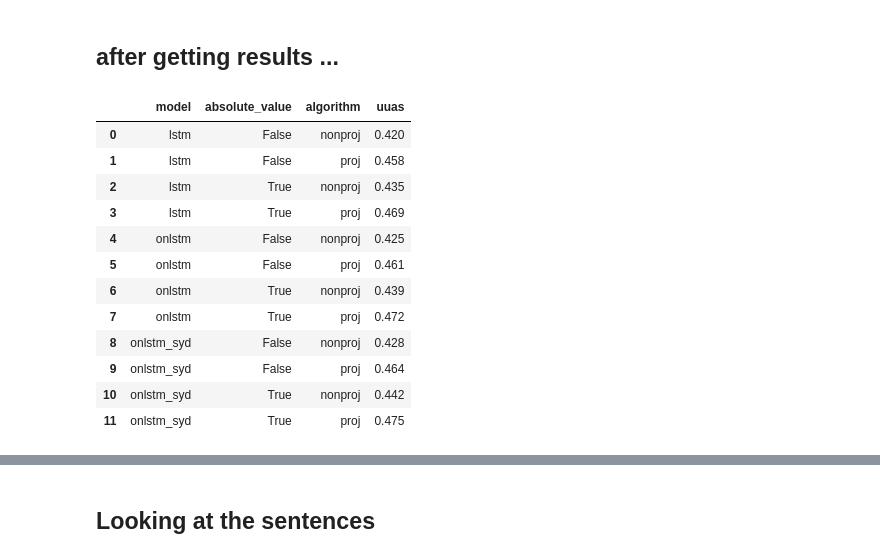
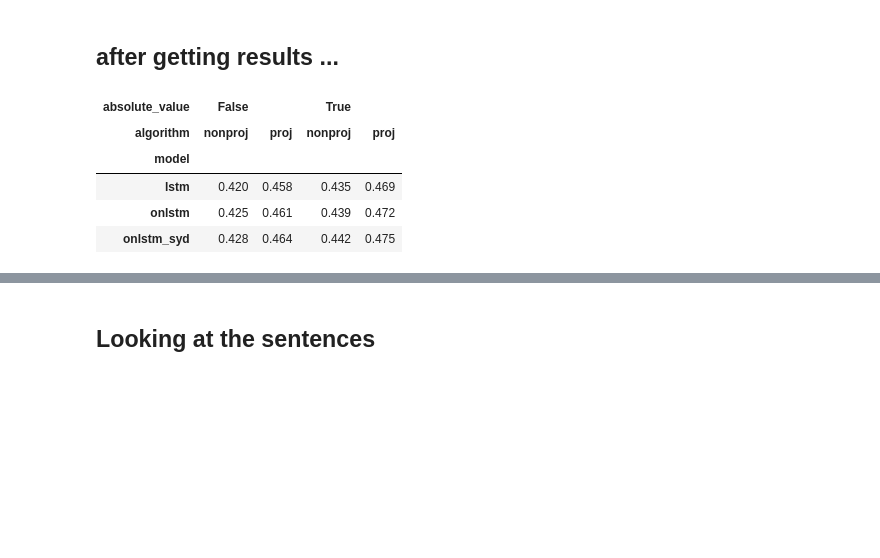
Before and after one commit to postylem/pmi-dependencies, a Jupyter notebook: inspecting_lstm_matrices.ipynb, the cells around one changed output, grey strips where cells are left out. Cells and saved outputs as stored; diff of their text form; code cells hidden in the pictures; blank space fills up the shorter version.

Commit message:
inspecting results

```diff
--- a/inspecting_lstm_matrices.ipynb
+++ b/inspecting_lstm_matrices.ipynb
@@ -232,18 +232,13 @@ NPZs written to lstm-vs-onlstm/onlstm_syd/
 # %%
 import pandas as pd
 results_df = pd.read_csv('lstm-vs-onlstm/results.csv')
-results_df
+pd.pivot_table(
+    results_df,
+    values='uuas', index=['model'], columns=['absolute_value','algorithm'])
 # %% [output]
-|  | model | absolute_value | algorithm | uuas |
-| 0 | lstm | False | nonproj | 0.420 |
-| 1 | lstm | False | proj | 0.458 |
-| 2 | lstm | True | nonproj | 0.435 |
-| 3 | lstm | True | proj | 0.469 |
-| 4 | onlstm | False | nonproj | 0.425 |
-| 5 | onlstm | False | proj | 0.461 |
-| 6 | onlstm | True | nonproj | 0.439 |
-| 7 | onlstm | True | proj | 0.472 |
-| 8 | onlstm_syd | False | nonproj | 0.428 |
-| 9 | onlstm_syd | False | proj | 0.464 |
-| 10 | onlstm_syd | True | nonproj | 0.442 |
-| 11 | onlstm_syd | True | proj | 0.475 |
+| absolute_value | False |  | True |  |
+| algorithm | nonproj | proj | nonproj | proj |
+| model |  |  |  |  |
+| lstm | 0.420 | 0.458 | 0.435 | 0.469 |
+| onlstm | 0.425 | 0.461 | 0.439 | 0.472 |
+| onlstm_syd | 0.428 | 0.464 | 0.442 | 0.475 |
```
Also changed, not shown: parts of 3 cells of this notebook.
